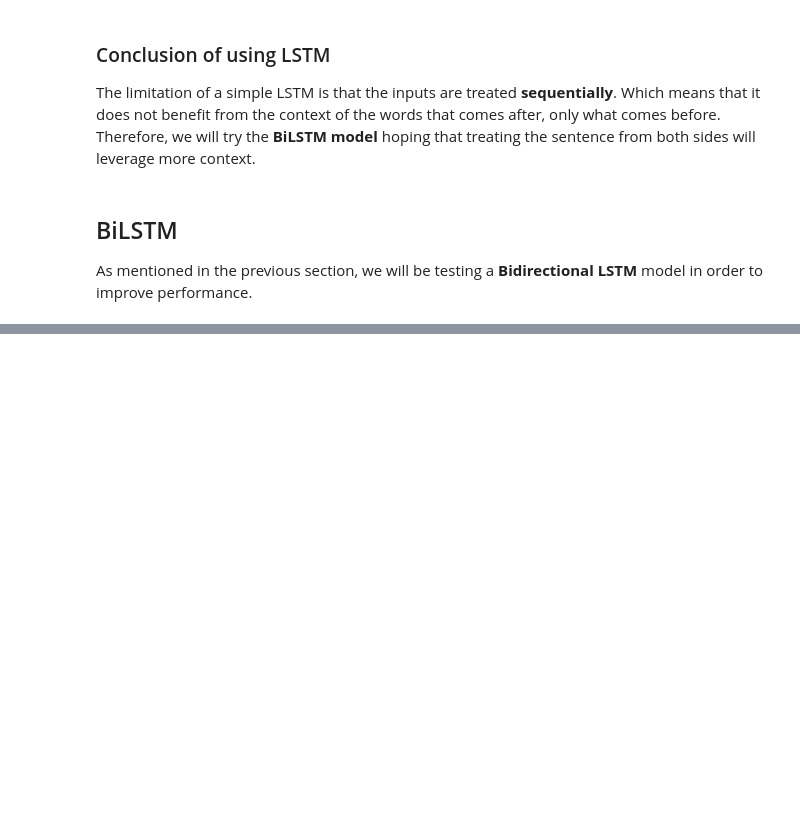
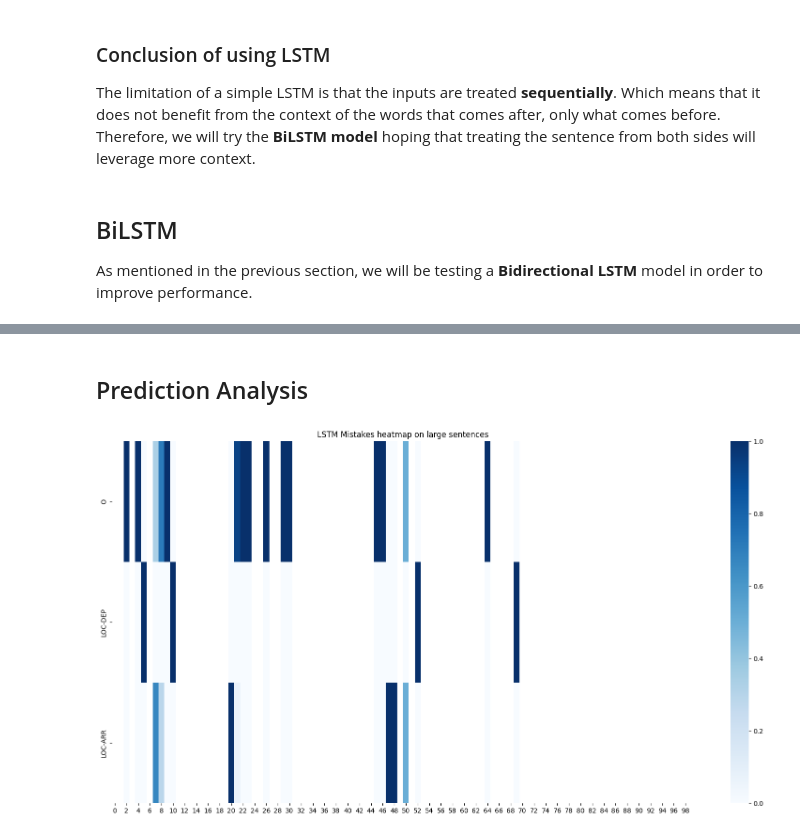
Before and after one commit to lucas066001/TravelOrderResolver, a Jupyter notebook: deepl_ner.ipynb, the cells around one changed output, grey strips where cells are left out. Saved outputs shown, nothing was run; the diff lists cells and outputs as text; code cells hidden in the pictures; blank space fills up the shorter version.

Commit message:
feat: position label frequency HM

```diff
--- a/deepl_ner.ipynb
+++ b/deepl_ner.ipynb
@@ -737,0 +734,2 @@ array([[[ 0.0000000e+00, -1.8248991e+01, -2.0718296e+01],
+# %% [markdown]
+## Prediction Analysis
@@ -737,0 +812,8 @@ array([[[ 0.0000000e+00, -1.8248991e+01, -2.0718296e+01],
+# %%
+mistakes = get_mistakes_positions(eval_large_predictions, padded_eval_large_labels)
+
+label_pos_freq_in_sentences(
+    mistakes, unique_labels, title="LSTM Mistakes heatmap on large sentences"
+)
+# %% [output]
+[figure, added]
```
Also changed, not shown: parts of 23 cells of this notebook.
